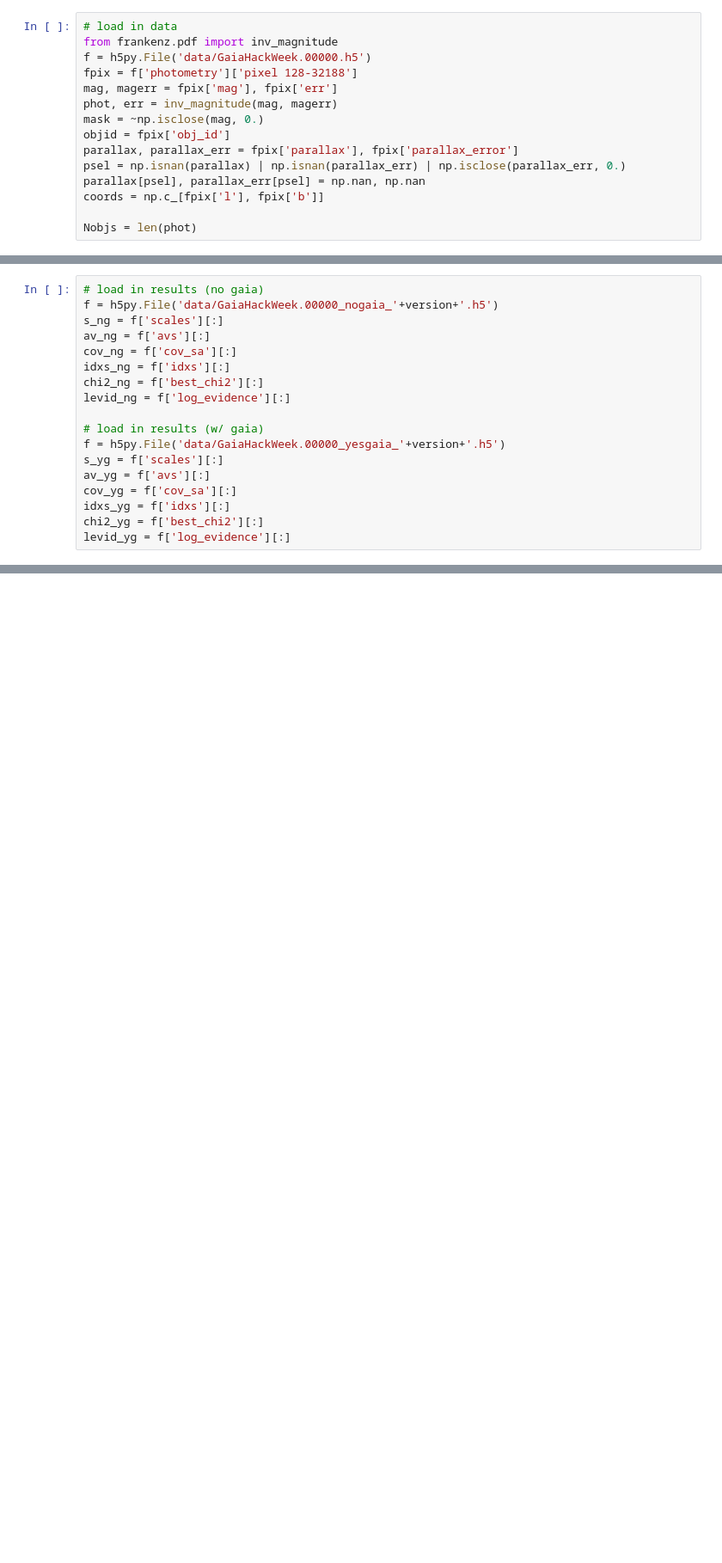
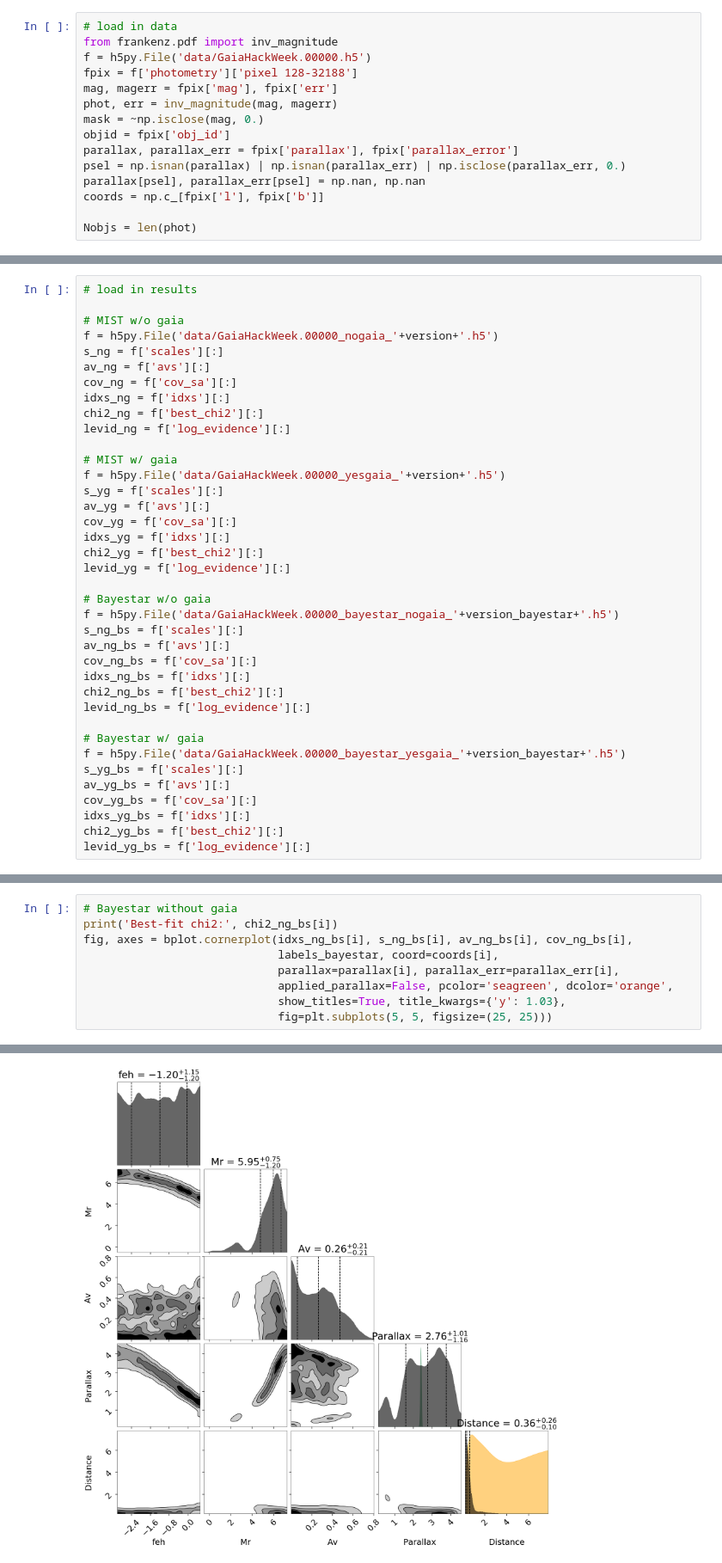
Before and after one commit to joshspeagle/brutus, a Jupyter notebook: bayestar_comparison.ipynb, the cells around one changed output, grey strips where cells are left out. Shown at 86% size. Cells and saved outputs as stored; diff of their text form; blank space fills up the shorter version.

```diff
--- a/bayestar_comparison.ipynb
+++ b/bayestar_comparison.ipynb
@@ -104,5 +148,7 @@ Avg time per object: 6.57503419876
 # %%
-# load in results (no gaia)
+# load in results
+
+# MIST w/o gaia
 f = h5py.File('data/GaiaHackWeek.00000_nogaia_'+version+'.h5')
 s_ng = f['scales'][:]
 av_ng = f['avs'][:]
@@ -111,7 +157,7 @@ idxs_ng = f['idxs'][:]
 chi2_ng = f['best_chi2'][:]
 levid_ng = f['log_evidence'][:]
 
-# load in results (w/ gaia)
+# MIST w/ gaia
 f = h5py.File('data/GaiaHackWeek.00000_yesgaia_'+version+'.h5')
 s_yg = f['scales'][:]
 av_yg = f['avs'][:]
@@ -119,6 +165,24 @@ cov_yg = f['cov_sa'][:]
 idxs_yg = f['idxs'][:]
 chi2_yg = f['best_chi2'][:]
 levid_yg = f['log_evidence'][:]
+
+# Bayestar w/o gaia
+f = h5py.File('data/GaiaHackWeek.00000_bayestar_nogaia_'+version_bayestar+'.h5')
+s_ng_bs = f['scales'][:]
+av_ng_bs = f['avs'][:]
+cov_ng_bs = f['cov_sa'][:]
+idxs_ng_bs = f['idxs'][:]
+chi2_ng_bs = f['best_chi2'][:]
+levid_ng_bs = f['log_evidence'][:]
+
+# Bayestar w/ gaia
+f = h5py.File('data/GaiaHackWeek.00000_bayestar_yesgaia_'+version_bayestar+'.h5')
+s_yg_bs = f['scales'][:]
+av_yg_bs = f['avs'][:]
+cov_yg_bs = f['cov_sa'][:]
+idxs_yg_bs = f['idxs'][:]
+chi2_yg_bs = f['best_chi2'][:]
+levid_yg_bs = f['log_evidence'][:]
 # %%
 # plot snapshot of results
 from brutus import plotting as bplot
@@ -150,0 +215,10 @@ Best-fit chi2: 0.651182
+# %%
+# Bayestar without gaia
+print('Best-fit chi2:', chi2_ng_bs[i])
+fig, axes = bplot.cornerplot(idxs_ng_bs[i], s_ng_bs[i], av_ng_bs[i], cov_ng_bs[i],
+                             labels_bayestar, coord=coords[i],
+                             parallax=parallax[i], parallax_err=parallax_err[i],
+                             applied_parallax=False, pcolor='seagreen', dcolor='orange',
+                             show_titles=True, title_kwargs={'y': 1.03},
+                             fig=plt.subplots(5, 5, figsize=(25, 25)))
+# %% [output]
@@ -150,0 +226 @@ Best-fit chi2: 0.651182
+[figure, added]
```
Also changed, not shown: parts of 13 cells of this notebook, 4 other files.
